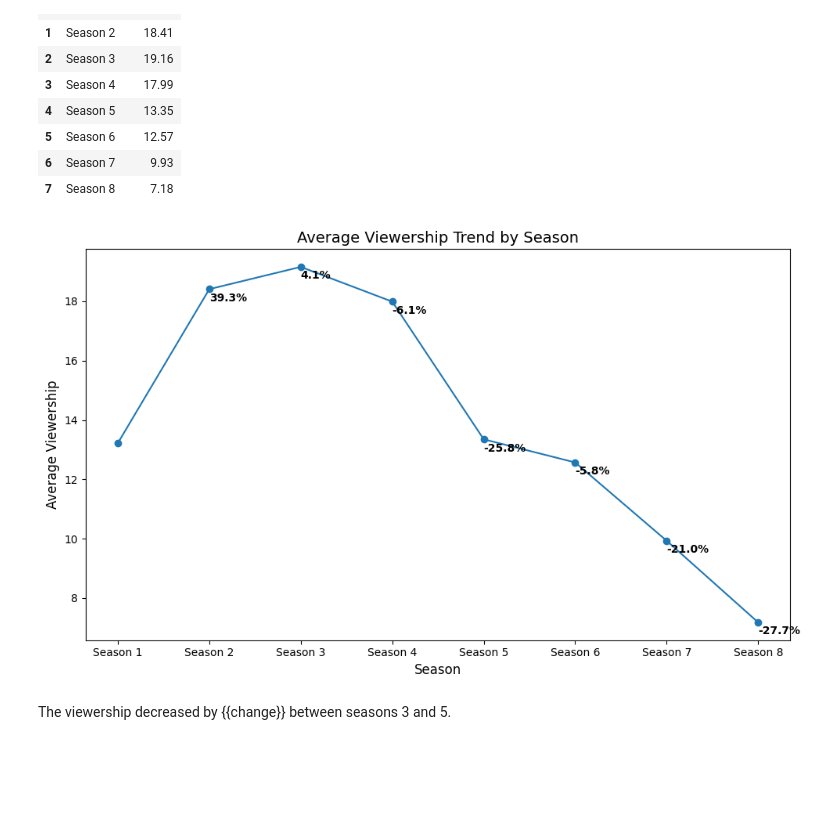
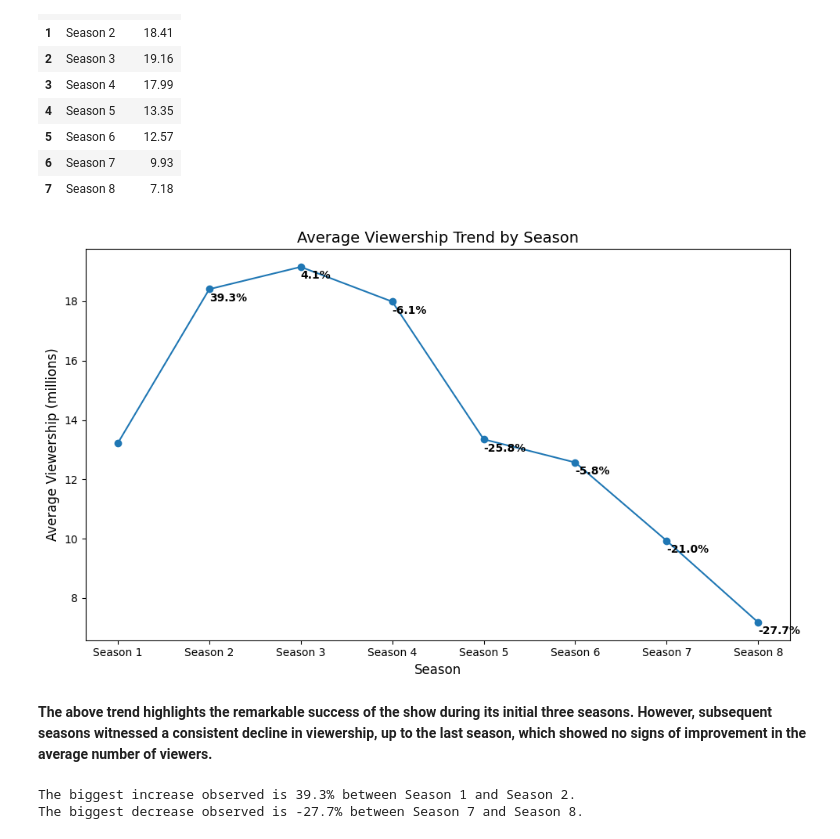
Before and after one commit to huseyinpolat-ds/RR_8_House_MD, a Jupyter notebook: house_series_analysis.ipynb, the cells around one changed output. Cells and saved outputs as stored; diff of their text form; code cells hidden in the pictures; blank space fills up the shorter version.

Commit message:
Finalized the report, added sources for dataset and image. Wrote-up analysis of graphs.

```diff
--- a/house_series_analysis.ipynb
+++ b/house_series_analysis.ipynb
@@ -106,23 +122,24 @@ viewers_avg.head(10)
 # %%
 
 # Plotting the average viewers for each season
 plt.figure(figsize=(10, 6))
 plt.plot(viewers_avg['Season'], viewers_avg['Average'], marker='o', linestyle='-')
 
 # Annotating the percentage change for each season
 for i, (season, average) in enumerate(zip(viewers_avg['Season'], viewers_avg['Average'])):
     if i > 0:
         percent_change = ((average - prev_average) / prev_average) * 100
+        viewers_avg.loc[i,"percent_change"] = percent_change
         plt.text(season, average-0.3, f'{percent_change:.1f}%', horizontalalignment='left', verticalalignment='center', fontsize=10, fontweight='bold')
     prev_average = average
 
 # Adding labels and title
 plt.title('Average Viewership Trend by Season', fontsize=14)
 plt.xlabel('Season', fontsize=12)
-plt.ylabel('Average Viewership', fontsize=12)
+plt.ylabel('Average Viewership (millions)', fontsize=12)
 plt.grid(False)  # Remove gridlines
 plt.tight_layout()  # Adjust layout to prevent overlapping labels
 
 plt.show()
 # %% [output]
-[figure, old version]
+[figure, new version]
@@ -131,2 +146,23 @@ change = 0.2
-# %% [markdown]
-The viewership decreased by {{change}} between seasons 3 and 5.
+# %% [markdown]
+**The above trend highlights the remarkable success of the show during its initial three seasons. However, subsequent seasons witnessed a consistent decline in viewership, up to the last season, which showed no signs of improvement in the average number of viewers.**
+# %%
+# Calculate the maximum percent change
+max_percent_change = viewers_avg['percent_change'].max()
+
+# Find the season(s) with the maximum percent change
+max_season = viewers_avg.loc[viewers_avg['percent_change'] == max_percent_change, 'Season'].tolist()
+
+# Calculate the minimum percent change
+min_percent_change = viewers_avg['percent_change'].min()
+
+# Find the season(s) with the minimum percent change
+min_season = viewers_avg.loc[viewers_avg['percent_change'] == min_percent_change, 'Season'].tolist()
+
+# Print the statement indicating the biggest increase observed and between which episodes
+print(f"The biggest increase observed is {max_percent_change:.1f}% between {max_season[0][:-1] + str(int(max_season[0][-1])-1)} and {max_season[0]}.")
+
+# Print the statement indicating the biggest decrease observed and between which episodes
+print(f"The biggest decrease observed is {min_percent_change:.1f}% between {min_season[0][:-1] + str(int(min_season[0][-1])-1)} and {min_season[0]}.")
+# %% [output]
+The biggest increase observed is 39.3% between Season 1 and Season 2.
+The biggest decrease observed is -27.7% between Season 7 and Season 8.
```
Also changed, not shown: parts of 11 cells of this notebook.
